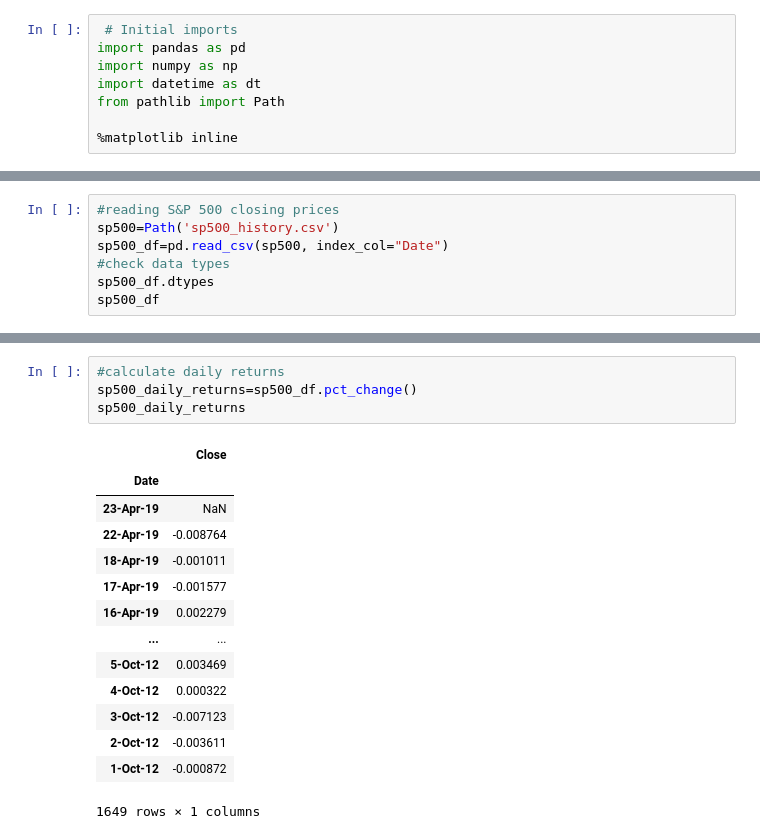
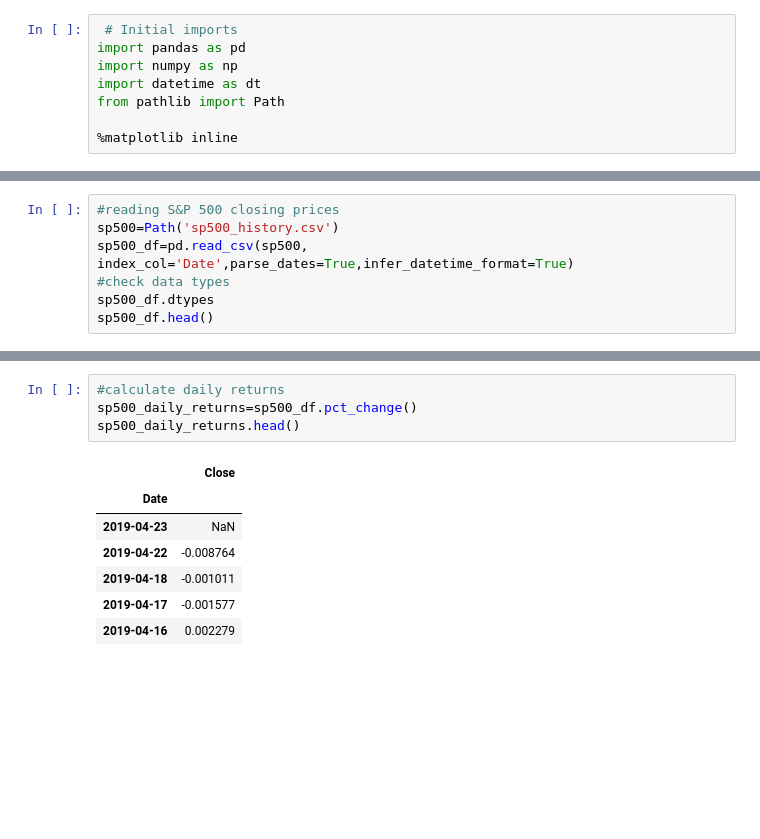
Before and after one commit to huntstunts/Module4, a Jupyter notebook: FirstDraft.ipynb, the cells around one changed output, grey strips where cells are left out. Drawn from its saved outputs; the diff is of its cells as text; blank space fills up the shorter version.

```diff
--- a/FirstDraft.ipynb
+++ b/FirstDraft.ipynb
@@ -25,10 +47,10 @@ algo_df.dropna(inplace=True)
 # %%
 #reading S&P 500 closing prices
 sp500=Path('sp500_history.csv')
-sp500_df=pd.read_csv(sp500, index_col="Date")
+sp500_df=pd.read_csv(sp500, index_col='Date',parse_dates=True,infer_datetime_format=True)
 #check data types
 sp500_df.dtypes
-sp500_df
+sp500_df.head()
 # %% [output]
 |  | Close |
 | Date |  |
@@ -70,22 +72,15 @@ sp500_df
 # %%
 #calculate daily returns
 sp500_daily_returns=sp500_df.pct_change()
-sp500_daily_returns
+sp500_daily_returns.head()
 # %% [output]
 |  | Close |
 | Date |  |
-| 23-Apr-19 | NaN |
-| 22-Apr-19 | -0.008764 |
-| 18-Apr-19 | -0.001011 |
-| 17-Apr-19 | -0.001577 |
-| 16-Apr-19 | 0.002279 |
-| ... | ... |
-| 5-Oct-12 | 0.003469 |
-| 4-Oct-12 | 0.000322 |
-| 3-Oct-12 | -0.007123 |
-| 2-Oct-12 | -0.003611 |
-| 1-Oct-12 | -0.000872 |
+| 2019-04-23 | NaN |
+| 2019-04-22 | -0.008764 |
+| 2019-04-18 | -0.001011 |
+| 2019-04-17 | -0.001577 |
+| 2019-04-16 | 0.002279 |
-1649 rows × 1 columns
 # %%
 #drop nulls
 sp500_daily_returns.dropna().copy()
```
Also changed, not shown: parts of 38 cells of this notebook, 1 other file.
